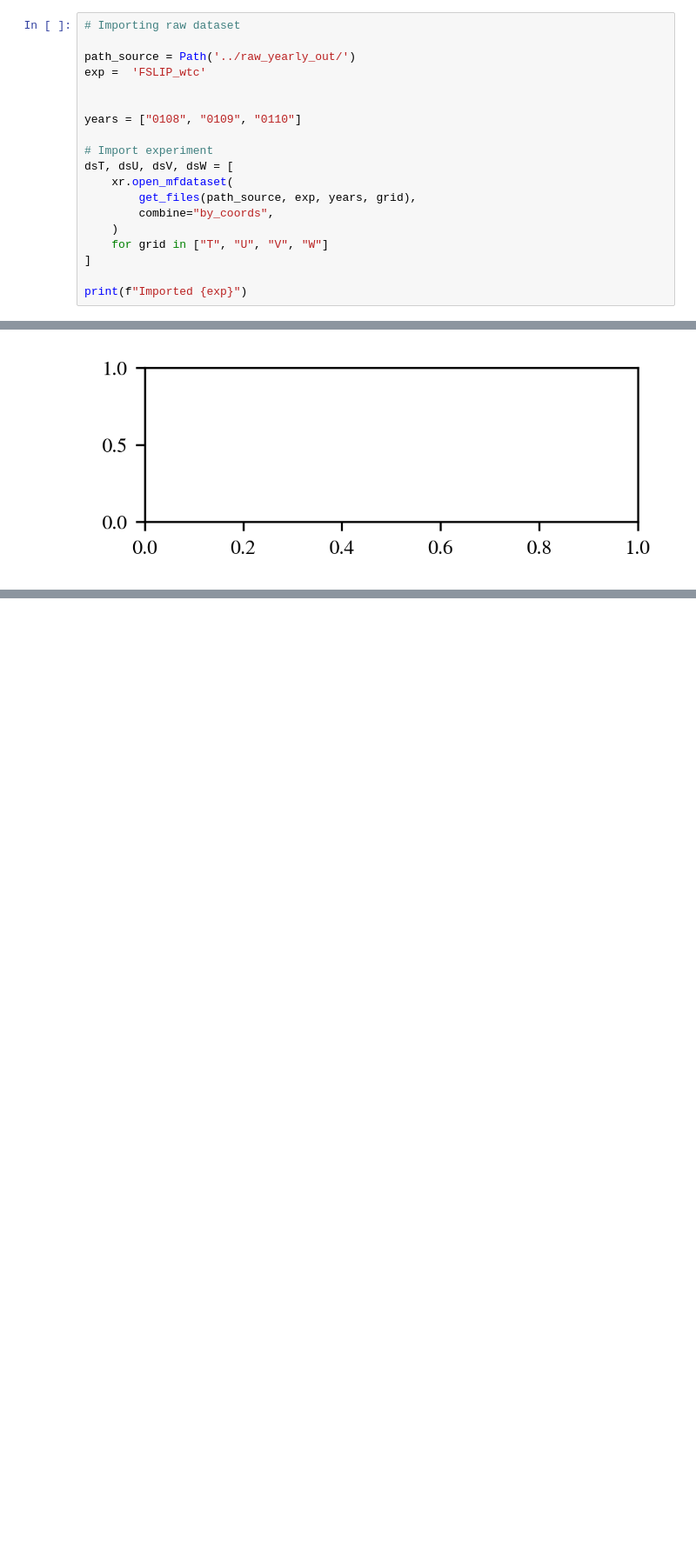
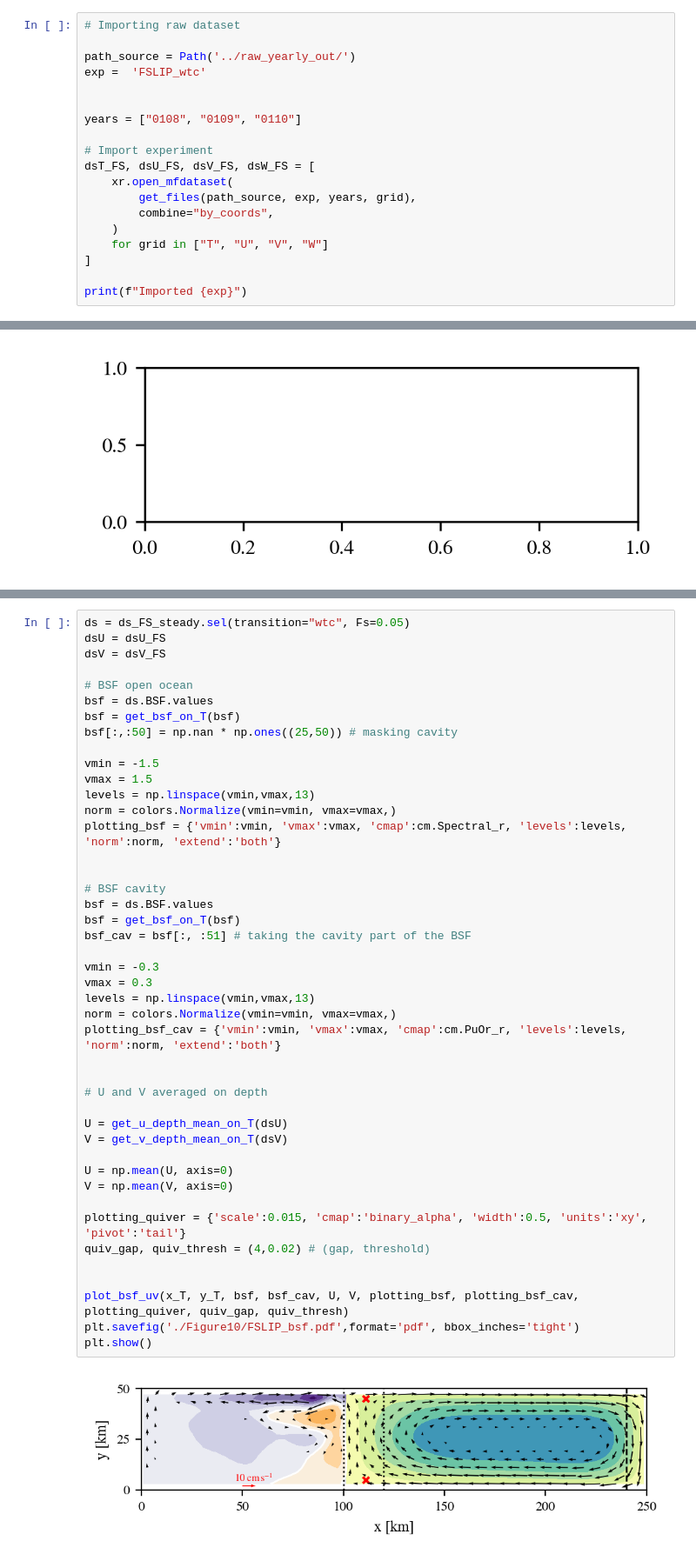
Before and after one commit to lsaddier/NEMO-Ice-Shelf-Bistability, a Jupyter notebook: Figures/FSLIP.ipynb, the cells around one changed output, grey strips where cells are left out. Shown at 87% size. Cells and saved outputs as stored; diff of their text form; blank space fills up the shorter version.

Commit message:
FSLIP

```diff
--- a/Figures/FSLIP.ipynb
+++ b/Figures/FSLIP.ipynb
@@ -50,7 +50,7 @@ exp =  'FSLIP_wtc'
 years = ["0108", "0109", "0110"]
 
 # Import experiment
-dsT, dsU, dsV, dsW = [
+dsT_FS, dsU_FS, dsV_FS, dsW_FS = [
     xr.open_mfdataset(
         get_files(path_source, exp, years, grid),
         combine="by_coords",
@@ -228,0 +302,46 @@ TypeError: Dimensions of C (29, 1920, 2) should be one smaller than X(2520) and
+# %%
+ds = ds_FS_steady.sel(transition="wtc", Fs=0.05)
+dsU = dsU_FS
+dsV = dsV_FS
+
+# BSF open ocean
+bsf = ds.BSF.values
+bsf = get_bsf_on_T(bsf)
+bsf[:,:50] = np.nan * np.ones((25,50)) # masking cavity
+
+vmin = -1.5
+vmax = 1.5
+levels = np.linspace(vmin,vmax,13)
+norm = colors.Normalize(vmin=vmin, vmax=vmax,)
+plotting_bsf = {'vmin':vmin, 'vmax':vmax, 'cmap':cm.Spectral_r, 'levels':levels, 'norm':norm, 'extend':'both'}
+
+
+# BSF cavity
+bsf = ds.BSF.values
+bsf = get_bsf_on_T(bsf)
+bsf_cav = bsf[:, :51] # taking the cavity part of the BSF
+
+vmin = -0.3
+vmax = 0.3
+levels = np.linspace(vmin,vmax,13)
+norm = colors.Normalize(vmin=vmin, vmax=vmax,)
+plotting_bsf_cav = {'vmin':vmin, 'vmax':vmax, 'cmap':cm.PuOr_r, 'levels':levels, 'norm':norm, 'extend':'both'}
+
+
+# U and V averaged on depth
+
+U = get_u_depth_mean_on_T(dsU)
+V = get_v_depth_mean_on_T(dsV)
+
+U = np.mean(U, axis=0)
+V = np.mean(V, axis=0)
+
+plotting_quiver = {'scale':0.015, 'cmap':'binary_alpha', 'width':0.5, 'units':'xy', 'pivot':'tail'}
+quiv_gap, quiv_thresh = (4,0.02) # (gap, threshold)
+
+
+plot_bsf_uv(x_T, y_T, bsf, bsf_cav, U, V, plotting_bsf, plotting_bsf_cav, plotting_quiver, quiv_gap, quiv_thresh)
+plt.savefig('./Figure10/FSLIP_bsf.pdf',format='pdf', bbox_inches='tight')
+plt.show()
+# %% [output]
+[figure, added]
```
Also changed, not shown: parts of 8 cells of this notebook, 5 other files.
